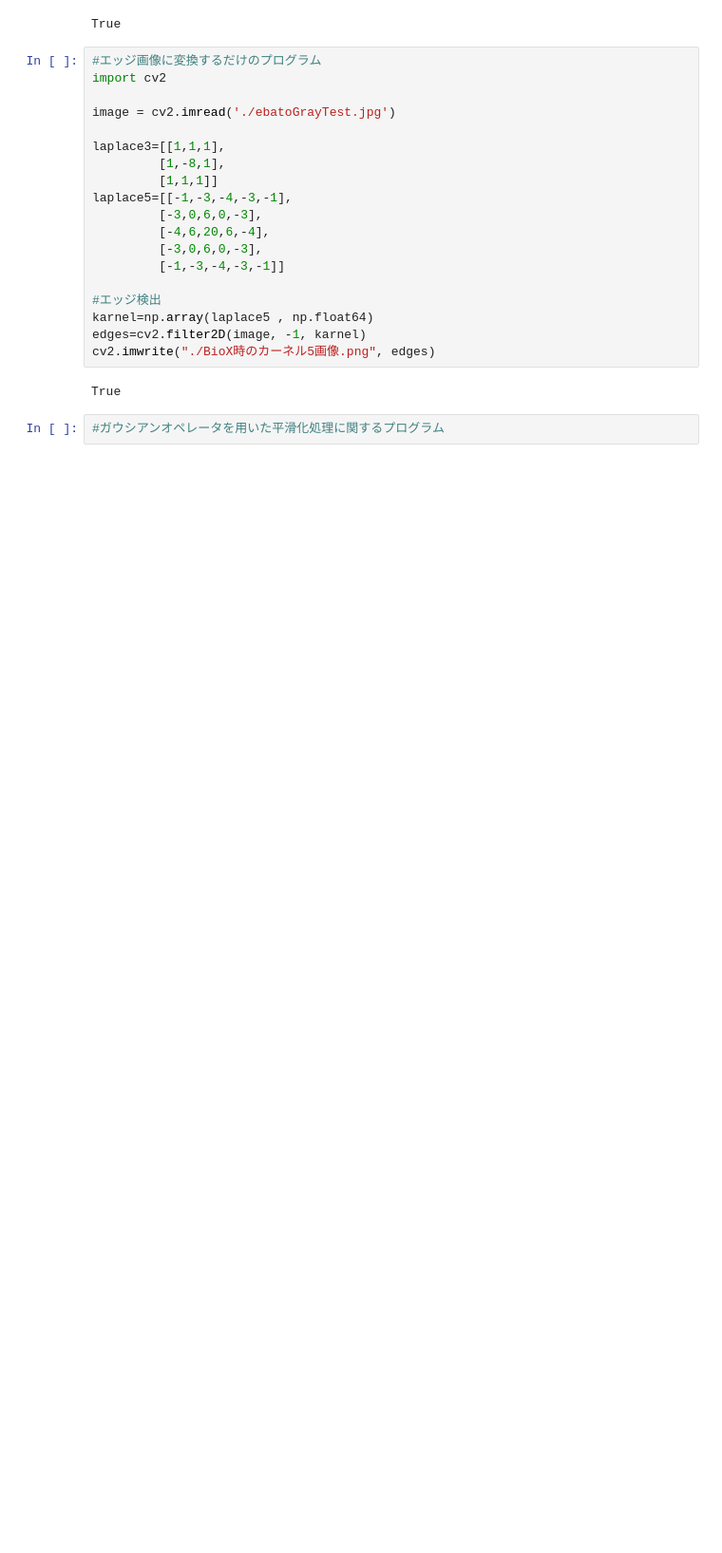
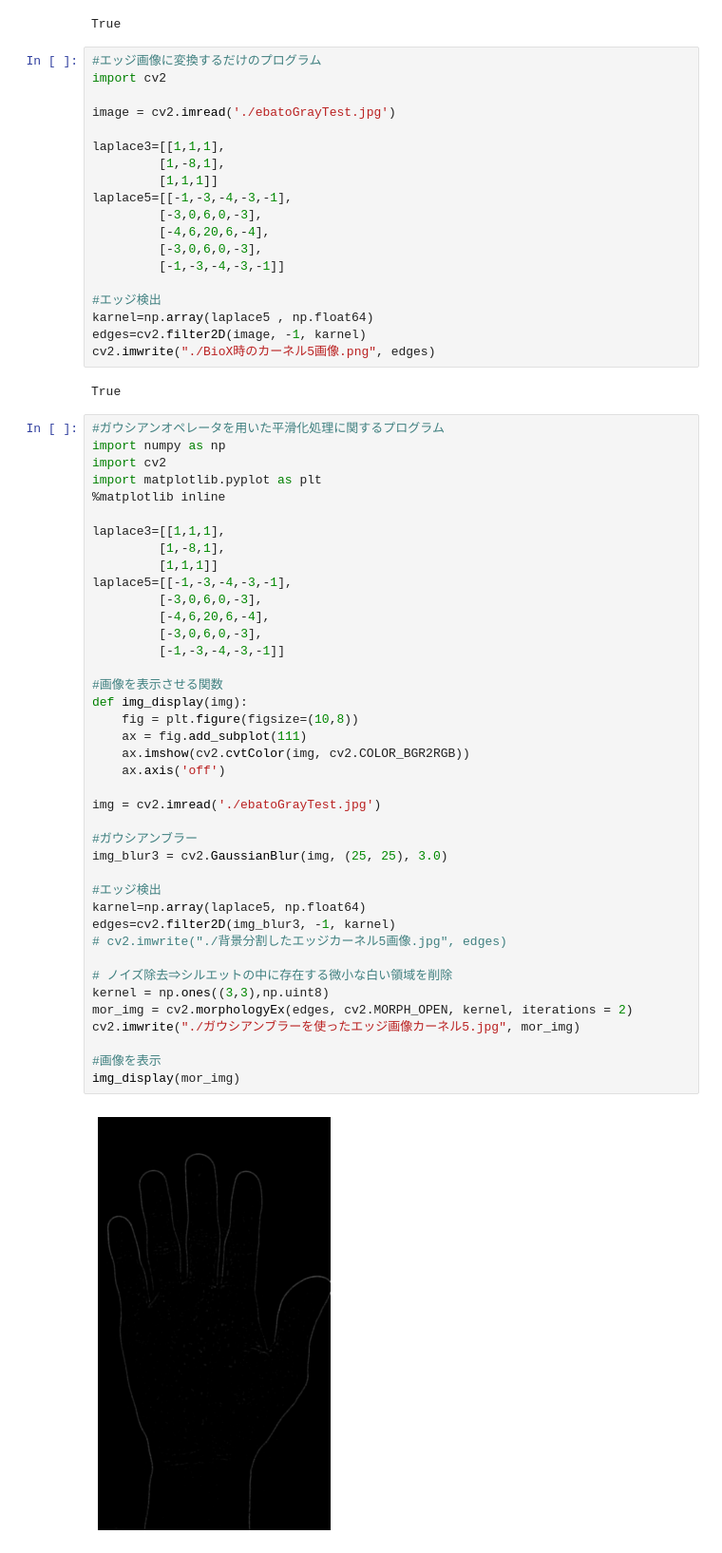
Before and after one commit to lolme-tech/2023-machine-learnings-for-Image, a Jupyter notebook: without machine learning progrraming.ipynb, the cells around one changed output. Shown at 95% size. Cells and saved outputs as stored; diff of their text form; blank space fills up the shorter version.

```diff
--- a/without machine learning progrraming.ipynb
+++ b/without machine learning progrraming.ipynb
@@ -722,3 +737,43 @@ cv2.imwrite("./BioX時のカーネル5画像.png", edges)
 True
 # %%
 #ガウシアンオペレータを用いた平滑化処理に関するプログラム
+import numpy as np
+import cv2
+import matplotlib.pyplot as plt
+%matplotlib inline
+
+laplace3=[[1,1,1],
+         [1,-8,1],
+         [1,1,1]]
+laplace5=[[-1,-3,-4,-3,-1],
+         [-3,0,6,0,-3],
+         [-4,6,20,6,-4],
+         [-3,0,6,0,-3],
+         [-1,-3,-4,-3,-1]]
+
+#画像を表示させる関数
+def img_display(img):
+    fig = plt.figure(figsize=(10,8))
+    ax = fig.add_subplot(111)
+    ax.imshow(cv2.cvtColor(img, cv2.COLOR_BGR2RGB))
+    ax.axis('off')
+
+img = cv2.imread('./ebatoGrayTest.jpg')
+
+#ガウシアンブラー
+img_blur3 = cv2.GaussianBlur(img, (25, 25), 3.0)
+
+#エッジ検出
+karnel=np.array(laplace5, np.float64)
+edges=cv2.filter2D(img_blur3, -1, karnel)
+# cv2.imwrite("./背景分割したエッジカーネル5画像.jpg", edges)
+
+# ノイズ除去⇒シルエットの中に存在する微小な白い領域を削除
+kernel = np.ones((3,3),np.uint8)
+mor_img = cv2.morphologyEx(edges, cv2.MORPH_OPEN, kernel, iterations = 2)
+cv2.imwrite("./ガウシアンブラーを使ったエッジ画像カーネル5.jpg", mor_img)
+
+#画像を表示
+img_display(mor_img)
+# %% [output]
+[figure, added]
```
Also changed, not shown: parts of 4 cells of this notebook.
